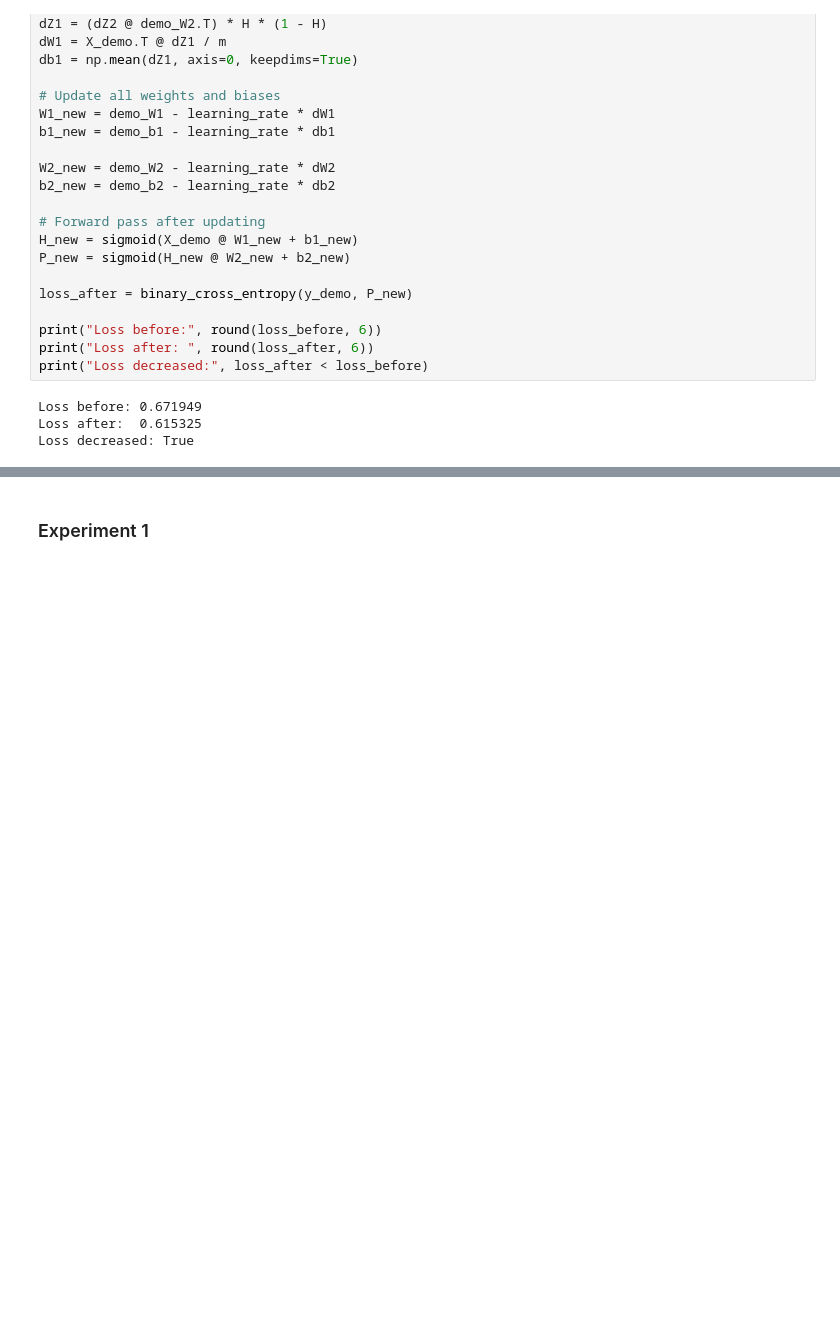
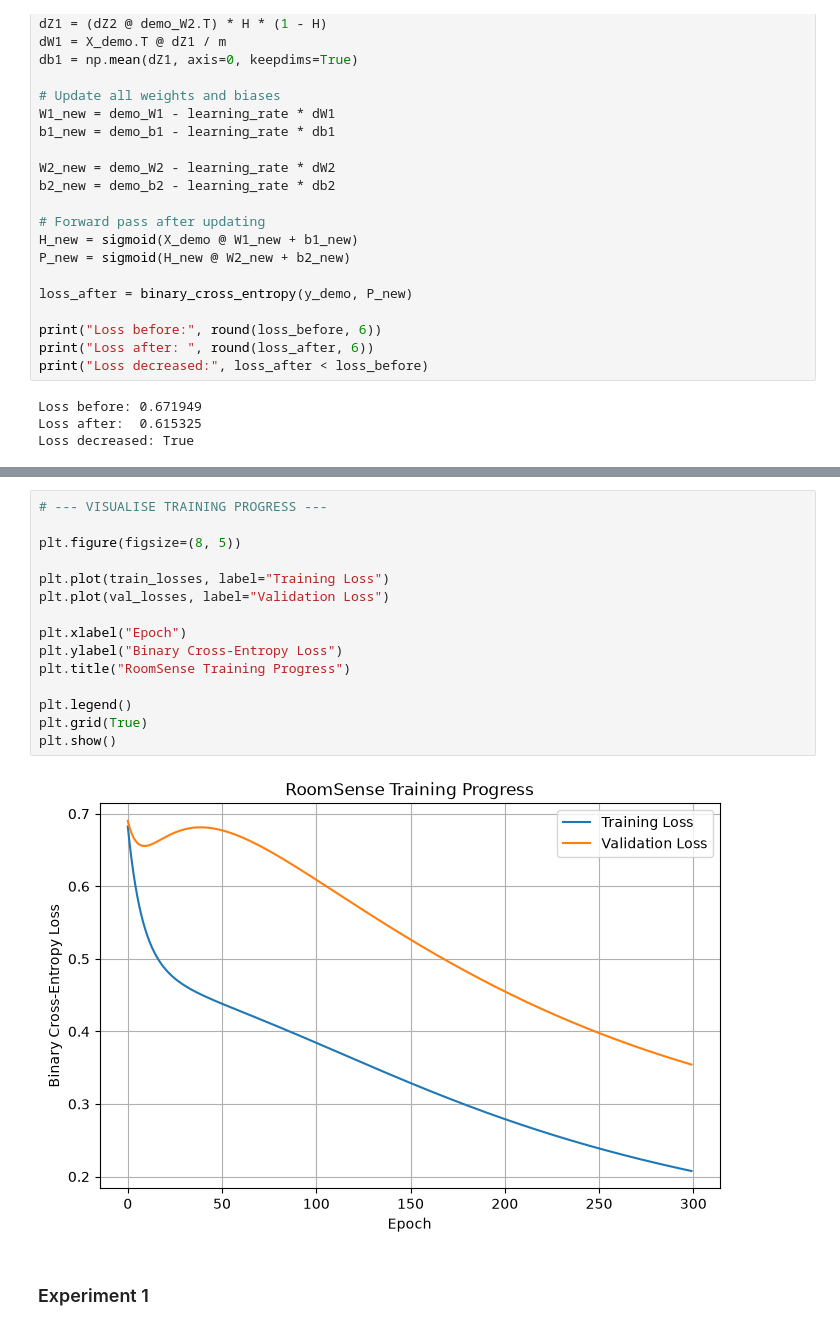
Before and after one commit to mxhamedxx/roomsense, a Jupyter notebook: RoomSense_H2.ipynb, the cells around one changed output, grey strips where cells are left out. Drawn from its saved outputs; the diff is of its cells as text; blank space fills up the shorter version.

Commit message:
feat: implement neural network training loop

```diff
--- a/RoomSense_H2.ipynb
+++ b/RoomSense_H2.ipynb
@@ -421,3 +505,20 @@ Loss decreased: True
+# %%
+# --- VISUALISE TRAINING PROGRESS ---
+
+plt.figure(figsize=(8, 5))
+
+plt.plot(train_losses, label="Training Loss")
+plt.plot(val_losses, label="Validation Loss")
+
+plt.xlabel("Epoch")
+plt.ylabel("Binary Cross-Entropy Loss")
+plt.title("RoomSense Training Progress")
+
+plt.legend()
+plt.grid(True)
+plt.show()
+# %% [output]
+[figure, added]
 # %% [markdown]
 ### Experiment 1
 # %%
```
Also changed, not shown: parts of 1 cell of this notebook.
